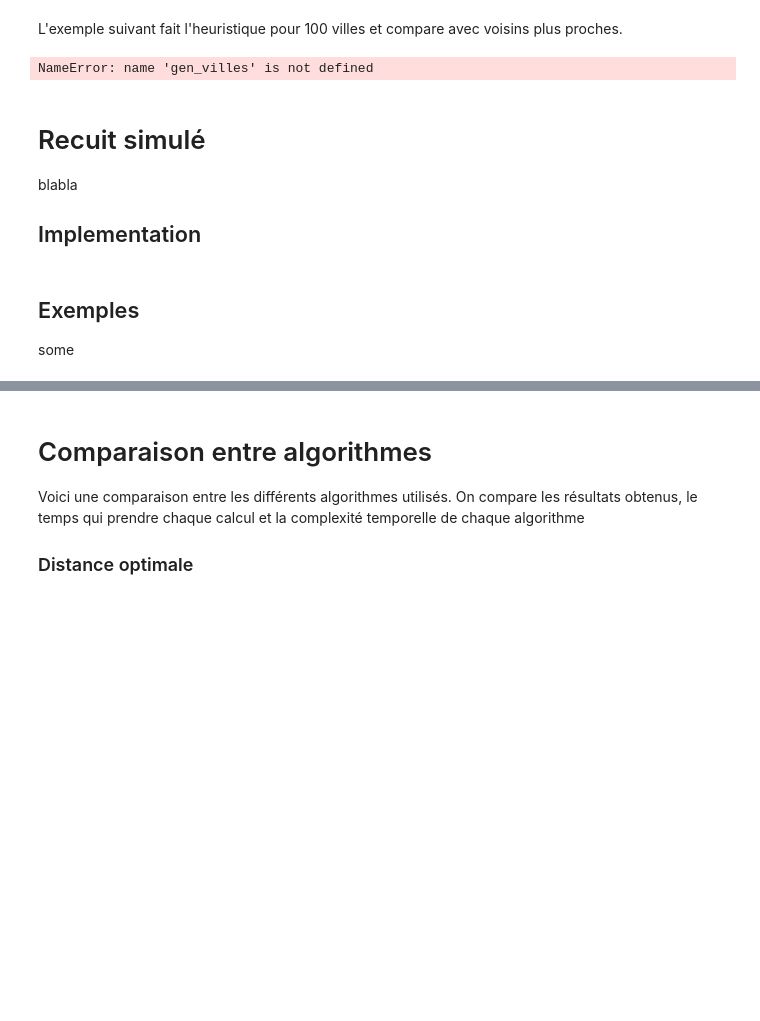
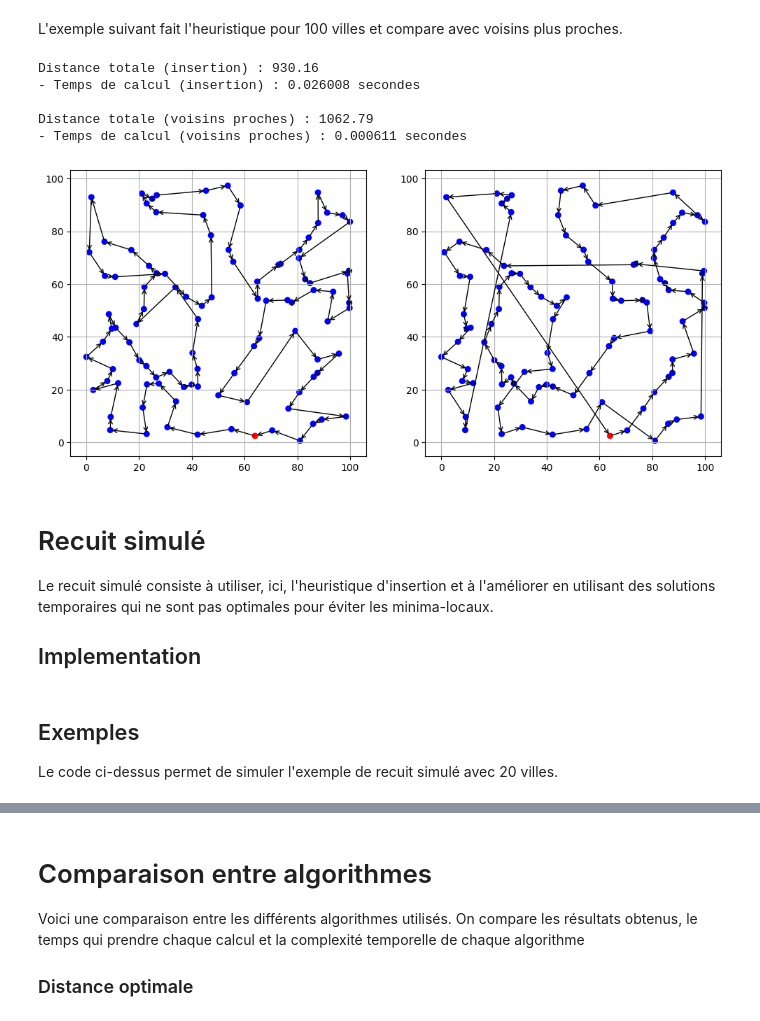
Before and after one commit to grvaldes/EADS-projet-mathematique, a Jupyter notebook: Python/notebook_combine.ipynb, the cells around one changed output, grey strips where cells are left out. Saved outputs shown, nothing was run; the diff lists cells and outputs as text; code cells hidden in the pictures; blank space fills up the shorter version.

Commit message:
notebook avec exemples

```diff
--- a/Python/notebook_combine.ipynb
+++ b/Python/notebook_combine.ipynb
@@ -128,39 +139,39 @@ nice algo
 # %%
 # Algorithme des voisins plus proches
 # Entrées: - map objet de réseau de villes
-def nearest_neighbors(distances, premiere = 0):
+def voisins_plus_proches(distances, premiere = 0):
 	n_cities = len(distances)
 	visitee = [False for _ in range(n_cities)]
     # On cree une variable auxiliaire que vérifie si tous les villes ont été visitées
 	tout_visite = False
 
-	ville_actuelle = premiere
-	visitee[ville_actuelle] = True
+	ville_courante = premiere
+	visitee[ville_courante] = True
 
 	distance_totale = 0
 	ordre_visite = [premiere]
 
 	# Si l'on a pas visité tous les villes, on continue
 	while not tout_visite:
-		# On choisit la ville actuelle
+		# On choisit la ville courante
 		meilleur_distance = float('inf')
 		meilleur_voisin = None
 
 		# On compare tous les voisins, chaque fois que la distance est inférieure, on
 		# actualise le voisin
 		for voisin in range(n_cities):
-			if (voisin != ville_actuelle):
-				distance = distances[ville_actuelle][voisin]
+			if (voisin != ville_courante):
+				distance = distances[ville_courante][voisin]
 				if not visitee[voisin] and distance < meilleur_distance:
 					meilleur_distance = distance
 					meilleur_voisin = voisin
 
 		# Après vérification de tous les voisins, on ajoute le voisin plus proche à
-		# la liste et le marque comme visité. On met à jour l'indice actuel
+		# la liste et le marque comme visité. On met à jour l'indice courant
 		distance_totale += meilleur_distance
 		ordre_visite.append(meilleur_voisin)
 		visitee[meilleur_voisin] = True
-		ville_actuelle = meilleur_voisin
+		ville_courante = meilleur_voisin
 
 		# Si tous les villes sont visitées, on marque la variable comme vrai pour sortir
 		# le boucle
@@ -168,7 +179,7 @@ def nearest_neighbors(distances, premiere = 0):
 			tout_visite = True
 
 	# Pour finir, on ajoute la première ville a la fin de la liste, pour fermer le parcours
-	distance_totale += distances[ville_actuelle][premiere]
+	distance_totale += distances[ville_courante][premiere]
 	ordre_visite.append(premiere)
 
 	return distance_totale, ordre_visite
@@ -399,36 +423,42 @@ L'exemple suivant fait l'heuristique pour 100 villes et compare avec voisins plu
 # %%
 villes = gen_villes(100)
 matrice = constr_matrice_distances(villes)
 start_insert = time.perf_counter()
 chemin_init, distance_totale = heuristique_insert(villes, matrice)
 end_insert = time.perf_counter()
 temps_insert = end_insert - start_insert
 
 start_nn = time.perf_counter()
-distance_totale_nn, ordre_visite_nn = nearest_neighbors(matrice, premiere=0)                       # Parcours NN
+distance_totale_nn, ordre_visite_nn = voisins_plus_proches(matrice, premiere=0)                       # Parcours NN
 end_nn = time.perf_counter()
-temps_nn = end_insert - start_insert
+temps_nn = end_nn - start_nn
 
 print("Distance totale (insertion) :", round(distance_totale, 2))
+print("- Temps de calcul (insertion) :", round(temps_insert, 6), "secondes\n")
 print("Distance totale (voisins proches) :", round(distance_totale_nn, 2))
-print("- Temps de calcul (insertion) :", round(temps_insert, 6), "secondes")
 print("- Temps de calcul (voisins proches) :", round(temps_nn, 6), "secondes")
 
 fig = plt.figure(figsize=(12,6))
 ax1 = plt.subplot(1,2,1)
 ax2 = plt.subplot(1,2,2)
 ax1.grid(True)
 ax2.grid(True)
-plot_directed_graph(villes, chemin_init, radius=1, embedded=True, axis=ax1)
-plot_directed_graph(villes, ordre_visite_nn, radius=1, embedded=True, axis=ax2)
+afficher_chemin_oriente(villes, chemin_init, radius=1, embedded=True, axis=ax1)
+afficher_chemin_oriente(villes, ordre_visite_nn, radius=1, embedded=True, axis=ax2)
 ax1.set_aspect('equal', 'box')
 ax2.set_aspect('equal', 'box')
 ax1.autoscale()
 ax2.autoscale()
+plt.savefig("../Memoire/images/insertion_100_villes_nn.pdf", format="pdf")
 # %% [output]
-NameError: name 'gen_villes' is not defined
+Distance totale (insertion) : 930.16
+- Temps de calcul (insertion) : 0.026008 secondes
+
+Distance totale (voisins proches) : 1062.79
+- Temps de calcul (voisins proches) : 0.000611 secondes
+[figure, added]
 # %% [markdown]
 # Recuit simulé
-blabla
+Le recuit simulé consiste à utiliser, ici, l'heuristique d'insertion et à l'améliorer en utilisant des solutions temporaires qui ne sont pas optimales pour éviter les minima-locaux.
 
 ## Implementation
@@ -435,3 +510,3 @@ blabla
 # %% [markdown]
 ## Exemples
-some
+Le code ci-dessus permet de simuler l'exemple de recuit simulé avec 20 villes.
```
Also changed, not shown: parts of 13 cells of this notebook, 8 other files.
